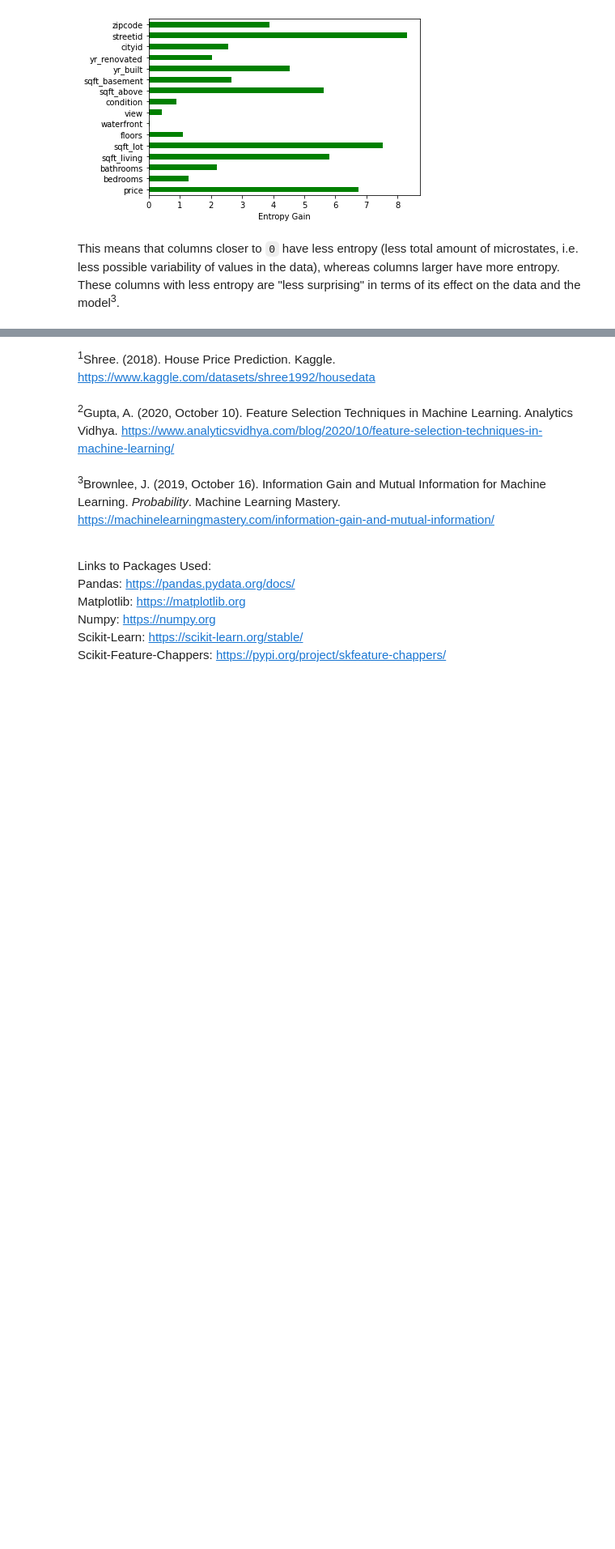
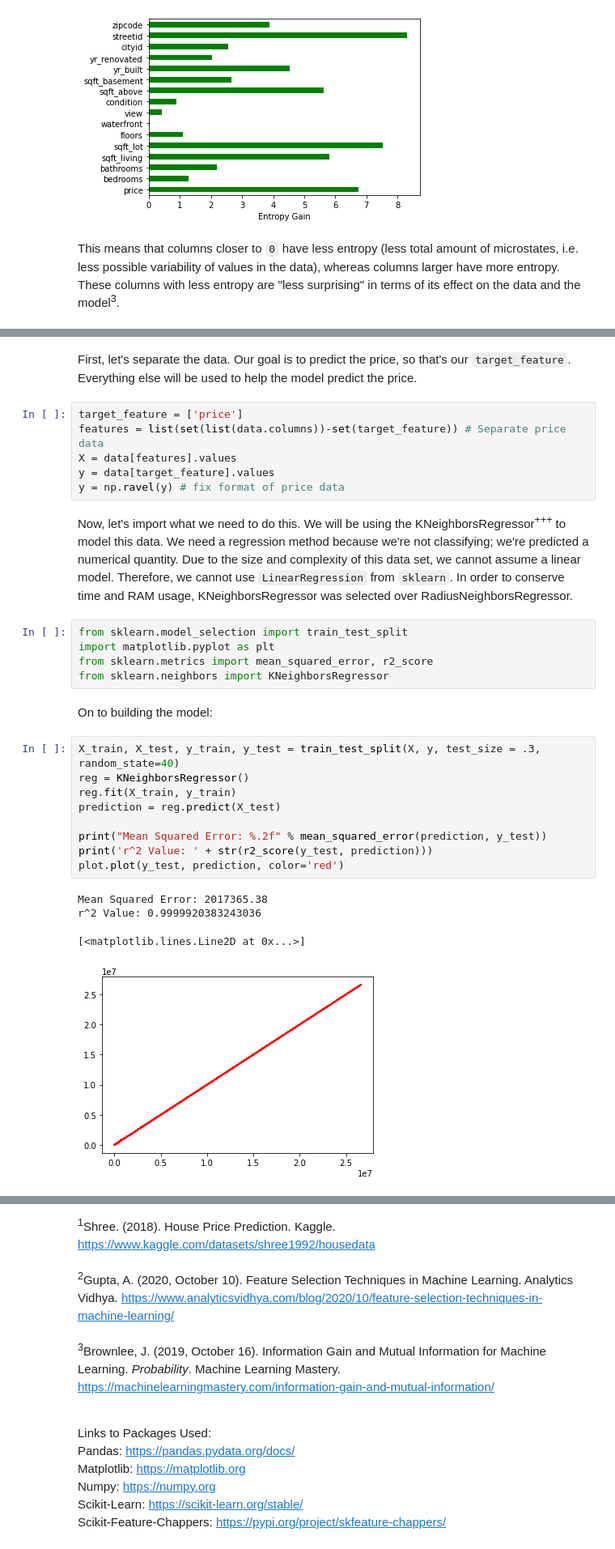
Before and after one commit to RandomKiddo/HousePriceAI, a Jupyter notebook: Project.ipynb, the cells around one changed output, grey strips where cells are left out. Shown: that part at 81% size. Cells and saved outputs as stored; diff of their text form; blank space fills up the shorter version.

```diff
--- a/Project.ipynb
+++ b/Project.ipynb
@@ -382,0 +385,31 @@ This means that columns closer to `0` have less entropy (less total amount of mi
+# %% [markdown]
+First, let's separate the data. Our goal is to predict the price, so that's our `target_feature`. Everything else will be used to help the model predict the price.
+# %%
+target_feature = ['price']
+features = list(set(list(data.columns))-set(target_feature)) # Separate price data
+X = data[features].values
+y = data[target_feature].values
+y = np.ravel(y) # fix format of price data
+# %% [markdown]
+Now, let's import what we need to do this. We will be using the KNeighborsRegressor<sup>+++</sup> to model this data. We need a regression method because we're not classifying; we're predicted a numerical quantity. Due to the size and complexity of this data set, we cannot assume a linear model. Therefore, we cannot use `LinearRegression` from `sklearn`. In order to conserve time and RAM usage, KNeighborsRegressor was selected over RadiusNeighborsRegressor.
+# %%
+from sklearn.model_selection import train_test_split
+import matplotlib.pyplot as plt
+from sklearn.metrics import mean_squared_error, r2_score
+from sklearn.neighbors import KNeighborsRegressor
+# %% [markdown]
+On to building the model:
+# %%
+X_train, X_test, y_train, y_test = train_test_split(X, y, test_size = .3, random_state=40)
+reg = KNeighborsRegressor()
+reg.fit(X_train, y_train)
+prediction = reg.predict(X_test)
+
+print("Mean Squared Error: %.2f" % mean_squared_error(prediction, y_test))
+print('r^2 Value: ' + str(r2_score(y_test, prediction)))
+plot.plot(y_test, prediction, color='red')
+# %% [output]
+Mean Squared Error: 2017365.38
+r^2 Value: 0.9999920383243036
+[<matplotlib.lines.Line2D at 0x...>]
+[figure, added]
```
Also changed, not shown: parts of 7 cells of this notebook.
